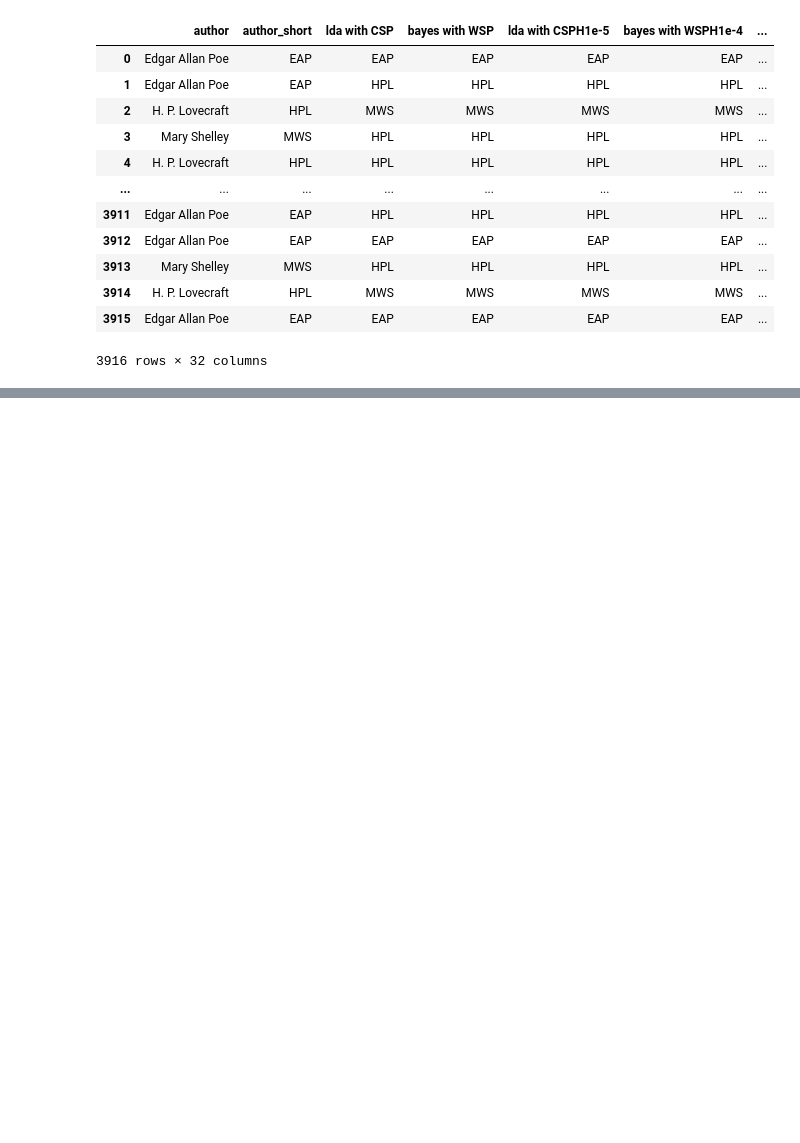
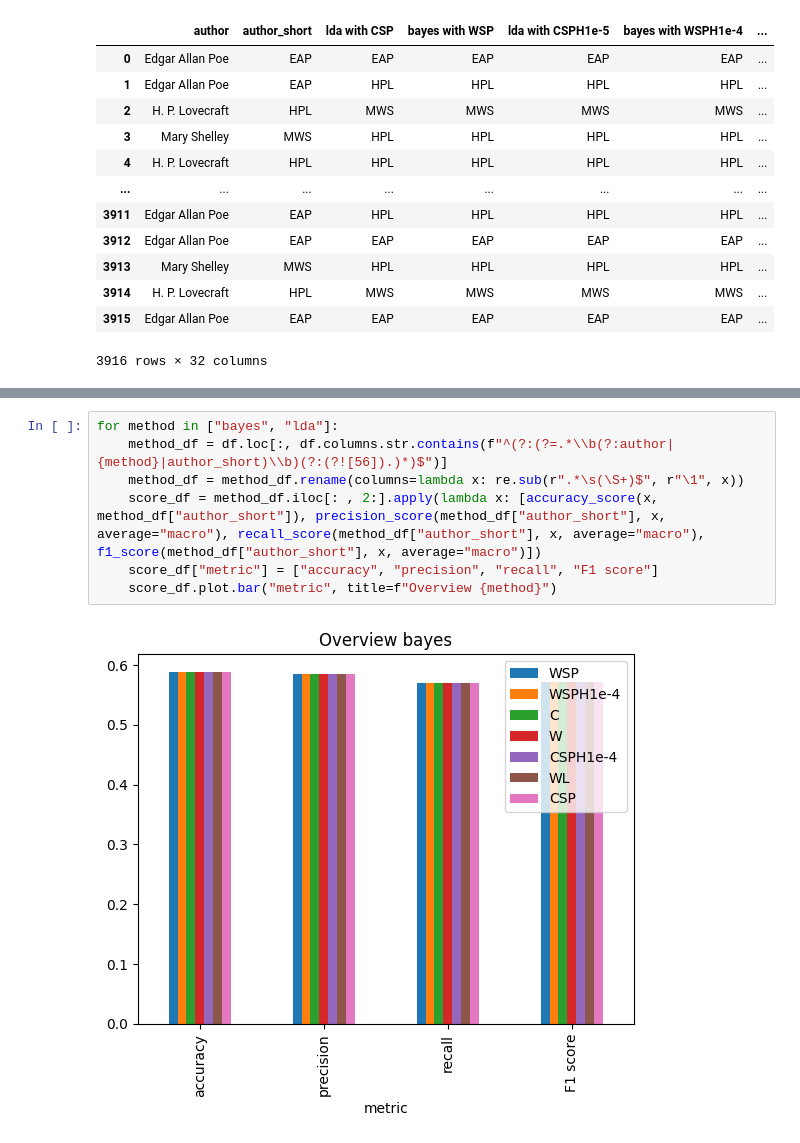
Before and after one commit to kobutri/pg_knowledge_discovery_ml, a Jupyter notebook: viz.ipynb, the cells around one changed output, grey strips where cells are left out. Saved outputs shown, nothing was run; the diff lists cells and outputs as text; blank space fills up the shorter version.

```diff
--- a/viz.ipynb
+++ b/viz.ipynb
@@ -67,0 +34,9 @@ for method in ["bayes", "lda"]:
+# %%
+for method in ["bayes", "lda"]:
+    method_df = df.loc[:, df.columns.str.contains(f"^(?:(?=.*\\b(?:author|{method}|author_short)\\b)(?:(?![56]).)*)$")]
+    method_df = method_df.rename(columns=lambda x: re.sub(r".*\s(\S+)$", r"\1", x))
+    score_df = method_df.iloc[: , 2:].apply(lambda x: [accuracy_score(x, method_df["author_short"]), precision_score(method_df["author_short"], x, average="macro"), recall_score(method_df["author_short"], x, average="macro"), f1_score(method_df["author_short"], x, average="macro")])
+    score_df["metric"] = ["accuracy", "precision", "recall", "F1 score"]
+    score_df.plot.bar("metric", title=f"Overview {method}")
+# %% [output]
+[figure, added]
```
Also changed, not shown: parts of 6 cells of this notebook.
